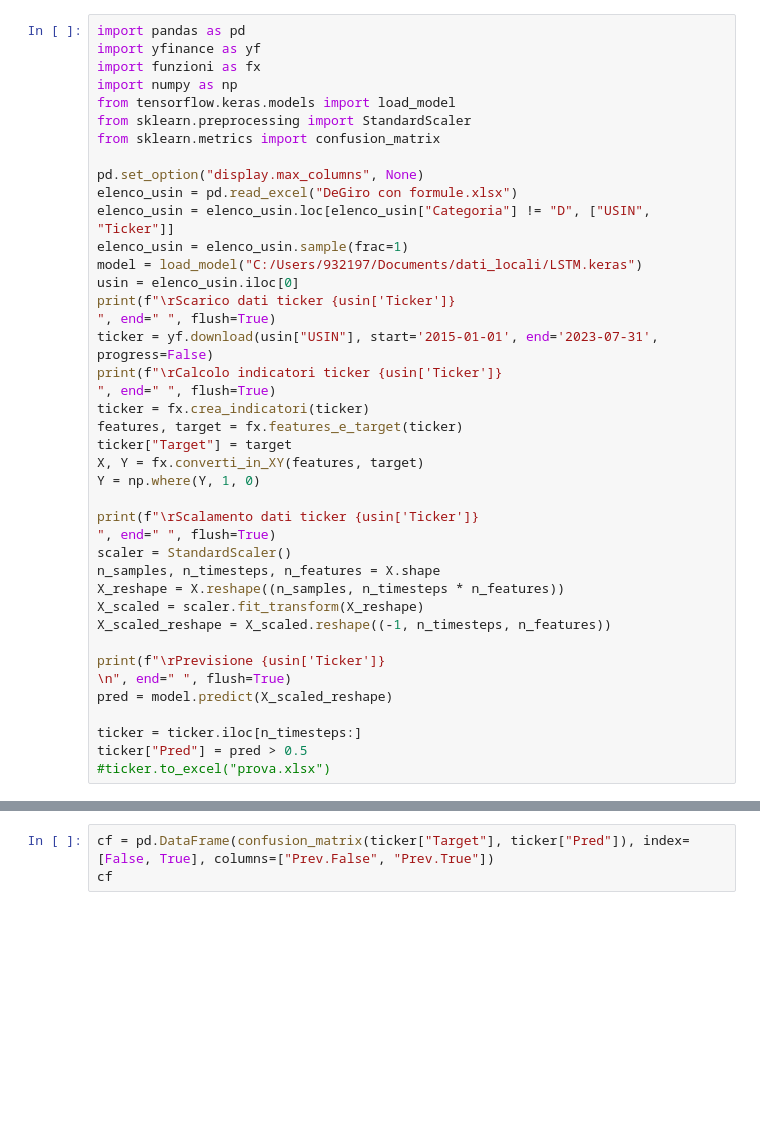
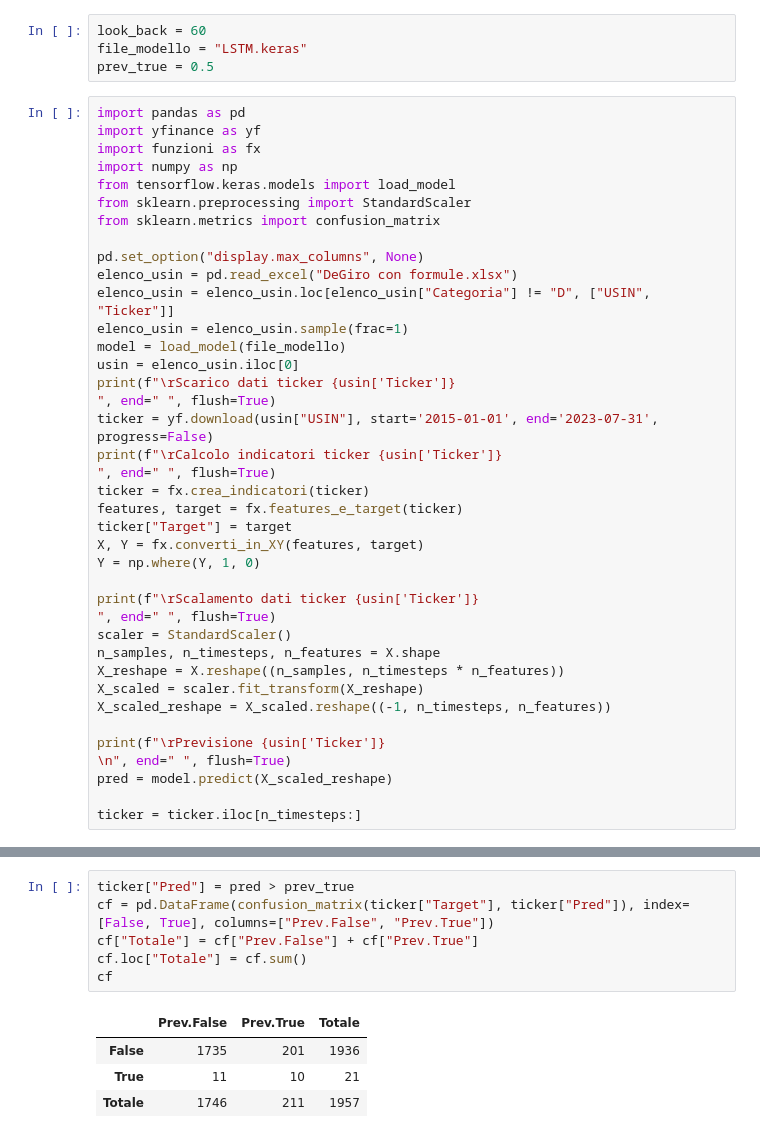
Before and after one commit to enricomarchi/Borsa, a Jupyter notebook: test_modello.ipynb, the cells around one changed output, grey strips where cells are left out. Cells and saved outputs as stored; diff of their text form; blank space fills up the shorter version.

```diff
--- a/test_modello.ipynb
+++ b/test_modello.ipynb
@@ -1,3 +1,7 @@
+# %%
+look_back = 60
+file_modello = "LSTM.keras"
+prev_true = 0.5
 # %%
 import pandas as pd
 import yfinance as yf
@@ -11,7 +15,7 @@ pd.set_option("display.max_columns", None)
 elenco_usin = pd.read_excel("DeGiro con formule.xlsx")
 elenco_usin = elenco_usin.loc[elenco_usin["Categoria"] != "D", ["USIN", "Ticker"]]
 elenco_usin = elenco_usin.sample(frac=1)
-model = load_model("C:/Users/932197/Documents/dati_locali/LSTM.keras")
+model = load_model(file_modello)
 usin = elenco_usin.iloc[0]
 print(f"\rScarico dati ticker {usin['Ticker']}                                             ", end=" ", flush=True)
 ticker = yf.download(usin["USIN"], start='2015-01-01', end='2023-07-31', progress=False)
@@ -33,5 +37,3 @@ print(f"\rPrevisione {usin['Ticker']}
 pred = model.predict(X_scaled_reshape)
 
 ticker = ticker.iloc[n_timesteps:]
-ticker["Pred"] = pred > 0.5
-#ticker.to_excel("prova.xlsx")
@@ -38,3 +43,11 @@ ticker["Pred"] = pred > 0.5
-# %%
-cf = pd.DataFrame(confusion_matrix(ticker["Target"], ticker["Pred"]), index=[False, True], columns=["Prev.False", "Prev.True"])
-cf
+# %%
+ticker["Pred"] = pred > prev_true
+cf = pd.DataFrame(confusion_matrix(ticker["Target"], ticker["Pred"]), index=[False, True], columns=["Prev.False", "Prev.True"])
+cf["Totale"] = cf["Prev.False"] + cf["Prev.True"]
+cf.loc["Totale"] = cf.sum()
+cf
+# %% [output]
+|  | Prev.False | Prev.True | Totale |
+| False | 1735 | 201 | 1936 |
+| True | 11 | 10 | 21 |
+| Totale | 1746 | 211 | 1957 |
```
Also changed, not shown: parts of 1 cell of this notebook, 7 other files.
